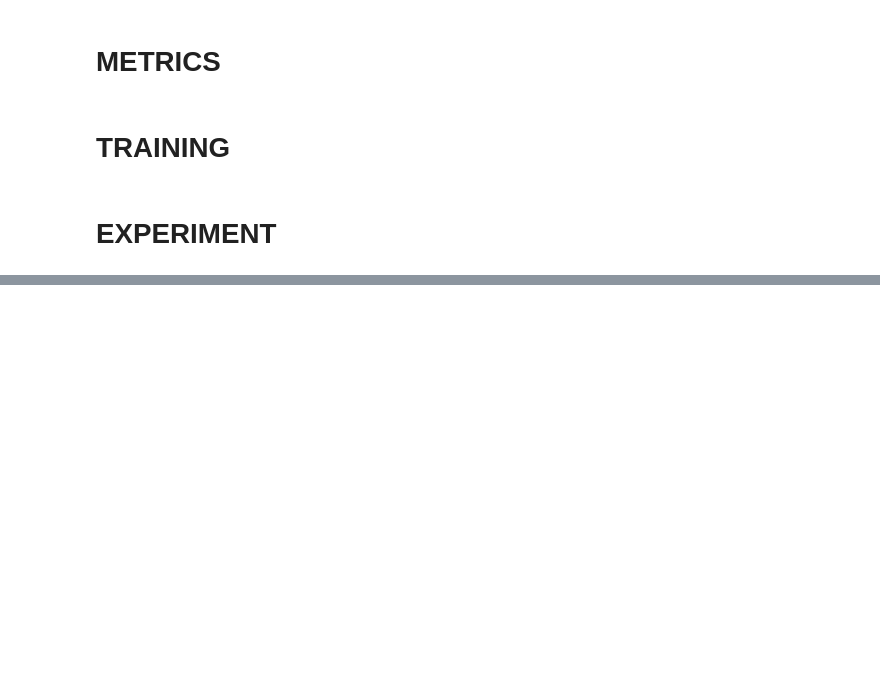
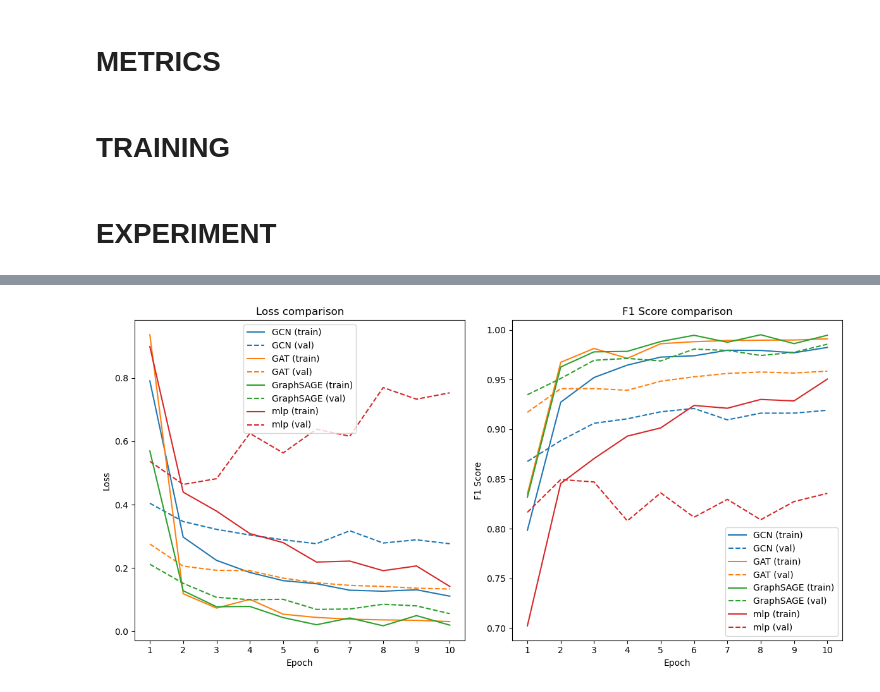
Before and after one commit to lucamodica/grape-project, a Jupyter notebook: benchmarks.ipynb, the cells around one changed output, grey strips where cells are left out. Saved outputs shown, nothing was run; the diff lists cells and outputs as text; code cells hidden in the pictures; blank space fills up the shorter version.

```diff
--- a/benchmarks.ipynb
+++ b/benchmarks.ipynb
@@ -326,0 +367,98 @@ torch.save(gat_results, 'gat_results_benchmark.pt')
+# %%
+root_output = 'output-benchmark'
+
+results_dict = {
+    gcn.__class__.__name__: torch.load(f'{root_output}/{gcn.__class__.__name__}_results.pt'),
+    gat.__class__.__name__: torch.load(f'{root_output}/{gat.__class__.__name__}_results.pt'),
+    gsage.__class__.__name__: torch.load(f'{root_output}/{gsage.__class__.__name__}_results.pt'),
+    'mlp': torch.load(f'{root_output}/mlp_results.pt'),
+}
+# %%
+import itertools
+
+
+def plot_losses_and_f1(results_dict, num_epochs=10):
+    fig, axs = plt.subplots(1, 2, figsize=(12, 6))
+    epochs = range(num_epochs)
+
+    # Define a color cycle to assign consistent colors per model
+    color_cycle = itertools.cycle(
+        plt.rcParams['axes.prop_cycle'].by_key()['color'])
+
+    # Dictionary to store the color for each model
+    model_colors = {}
+
+    # Plot training and validation losses in the first subplot
+    axs[0].set_title('Loss comparison')
+    for model_name, result in results_dict.items():
+        # Assign a color to the model if it hasn't been assigned yet
+        if model_name not in model_colors:
+            model_colors[model_name] = next(color_cycle)
+
+        color = model_colors[model_name]
+        axs[0].plot(epochs, result['train_losses'],
+                    label=f'{model_name} (train)', color=color)
+        axs[0].plot(epochs, result['val_losses'],
+                    label=f'{model_name} (val)', color=color, linestyle='dashed')
+
+    axs[0].set_xlabel('Epoch')
+    axs[0].set_ylabel('Loss')
+    axs[0].set_xticks(ticks=epochs, labels=[str(i+1) for i in epochs])
+    axs[0].legend()
+
+    # Plot F1 scores in the second subplot
+    axs[1].set_title('F1 Score comparison')
+    for model_name, result in results_dict.items():
+        # Use the same color as for the loss plot
+        color = model_colors[model_name]
+        axs[1].plot(epochs, result['train_metrics_history']['f1'],
+                    label=f'{model_name} (train)', color=color)
+        axs[1].plot(epochs, result['val_metrics_history']['f1'],
+                    label=f'{model_name} (val)', color=color, linestyle='dashed')
+
+    axs[1].set_xlabel('Epoch')
+    axs[1].set_ylabel('F1 Score')
+    axs[1].set_xticks(ticks=epochs, labels=[str(i+1) for i in epochs])
+    axs[1].legend()
+
+    plt.tight_layout()
+    plt.show()
+
+
+def plot_f1(results_dict):
+    fig, axs = plt.subplots(1, 1, figsize=(7, 7))
+    epochs = range(10)
+
+    # Define a color cycle to assign consistent colors per model
+    color_cycle = itertools.cycle(
+        plt.rcParams['axes.prop_cycle'].by_key()['color'])
+
+    # Dictionary to store the color for each model
+    model_colors = {}
+
+    # Plot F1 scores in the second subplot
+    axs.set_title('F1 Score')
+    for model_name, result in results_dict.items():
+        # make model name capitalized
+        model_name = model_name.upper()
+        # Assign a color to the model if it hasn't been assigned yet
+        if model_name not in model_colors:
+            model_colors[model_name] = next(color_cycle)
+
+        color = model_colors[model_name]
+        axs.plot(epochs, result['val_metrics_history']['f1'],
+                 label=f'{model_name} (val)', color=color, linestyle='dashed')
+        axs.plot(epochs, result['train_metrics_history']['f1'],
+                 label=f'{model_name} (val)', color=color)
+
+    axs.set_xlabel('Epoch')
+    axs.set_ylabel('F1 Score')
+    axs.set_xticks(ticks=epochs, labels=[str(i+1) for i in epochs])
+    axs.legend()
+
+    plt.tight_layout()
+    plt.show()
+
+plot_losses_and_f1(results_dict)
+# %% [output]
+[figure, added]
```
Also changed, not shown: parts of 13 cells of this notebook, 9 other files.
